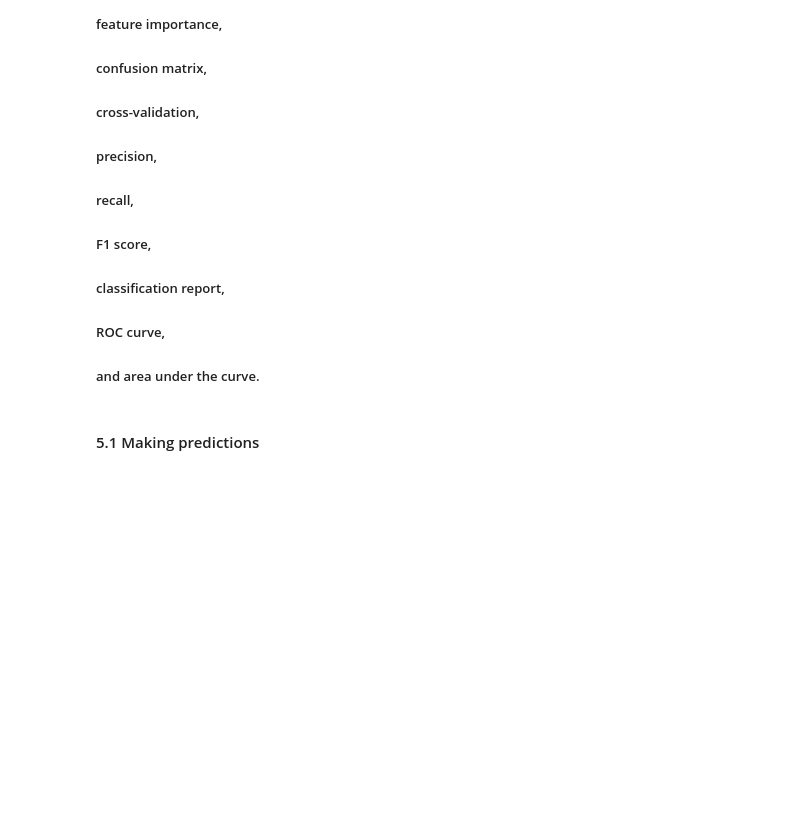
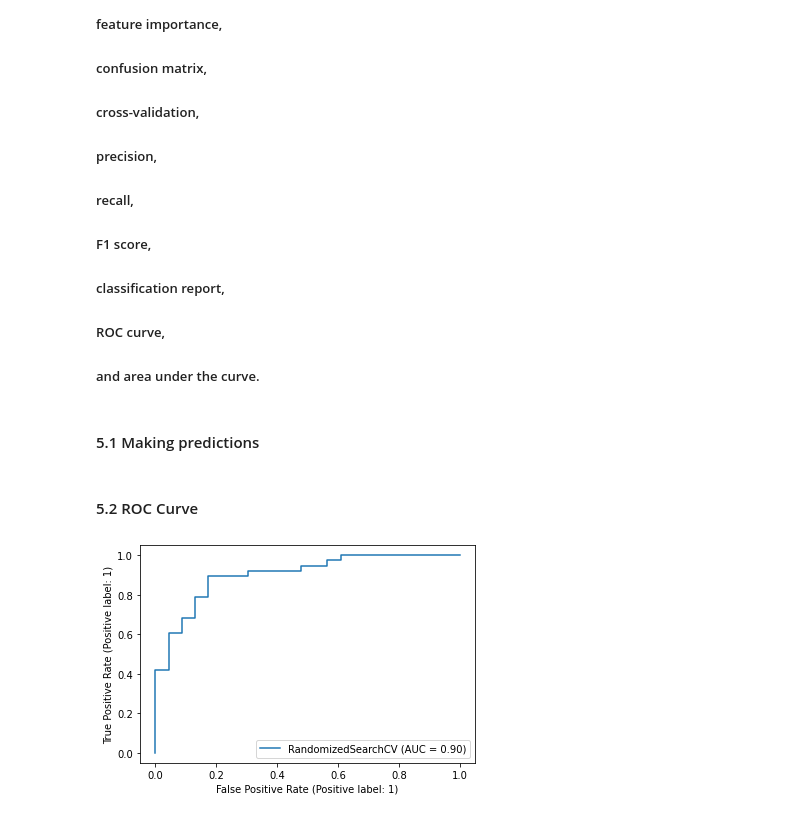
Before and after one commit to andnora/Python-Notes, a Jupyter notebook: Excercise-Supervised-Leaning-Classification.ipynb, the cells around one changed output. Cells and saved outputs as stored; diff of their text form; code cells hidden in the pictures; blank space fills up the shorter version.

```diff
--- a/Excercise-Supervised-Leaning-Classification.ipynb
+++ b/Excercise-Supervised-Leaning-Classification.ipynb
@@ -434,0 +436,8 @@ gs_log_reg.best_params_, gs_log_reg.score(X_test, y_test)
+# %% [markdown]
+#### 5.2 ROC Curve
+# %%
+#Comparing the true positive rate to the false positive
+#By plotting ROC curve and calculate AUC metric
+plot_roc_curve(rs_log_reg, X_test, y_test);
+# %% [output]
+[figure, added]
```
Also changed, not shown: parts of 14 cells of this notebook.
